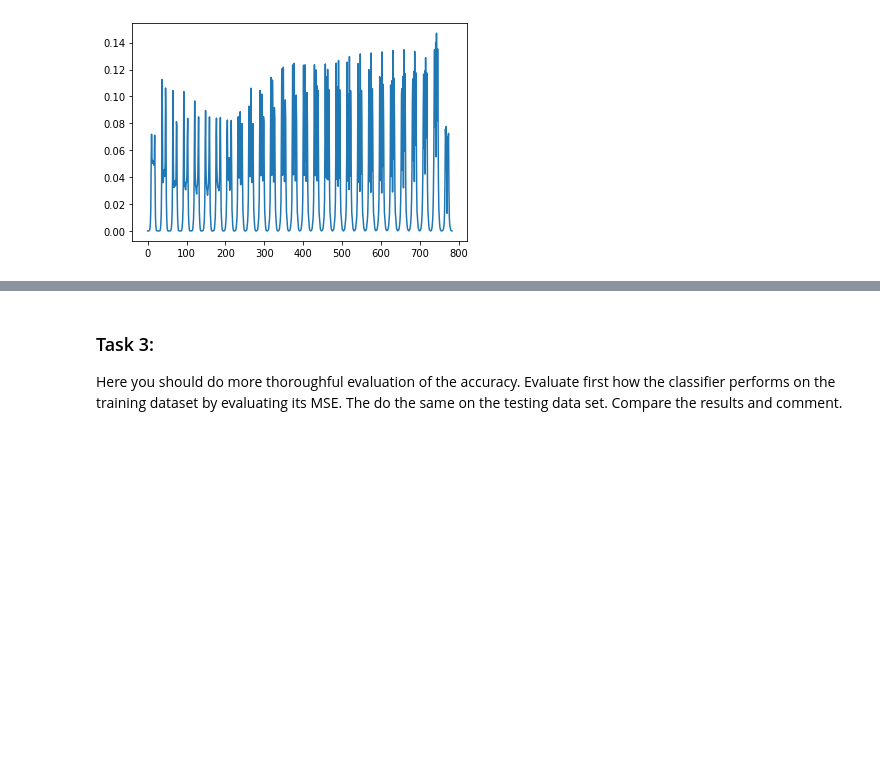
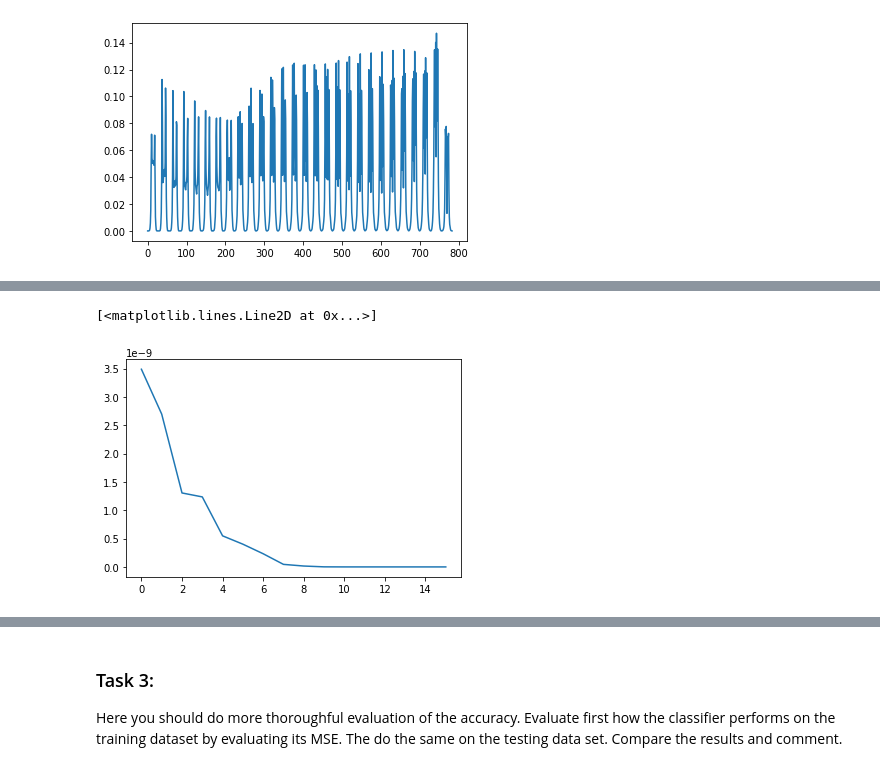
Before and after one commit to sarathiringer/DeepLearningAICourseFall2020, a Jupyter notebook: Lab2Student.ipynb, the cells around one changed output, grey strips where cells are left out. Drawn from its saved outputs; the diff is of its cells as text; code cells hidden in the pictures; blank space fills up the shorter version.

```diff
--- a/Lab2Student.ipynb
+++ b/Lab2Student.ipynb
@@ -725,0 +771,6 @@ def ML_classifier(x):
+# %%
+# Plotting the part that approaches zero
+plt.plot(np.real(w[712:728]))
+# %% [output]
+[<matplotlib.lines.Line2D at 0x...>]
+[figure, added]
```
Also changed, not shown: parts of 39 cells of this notebook, 1 other file.
